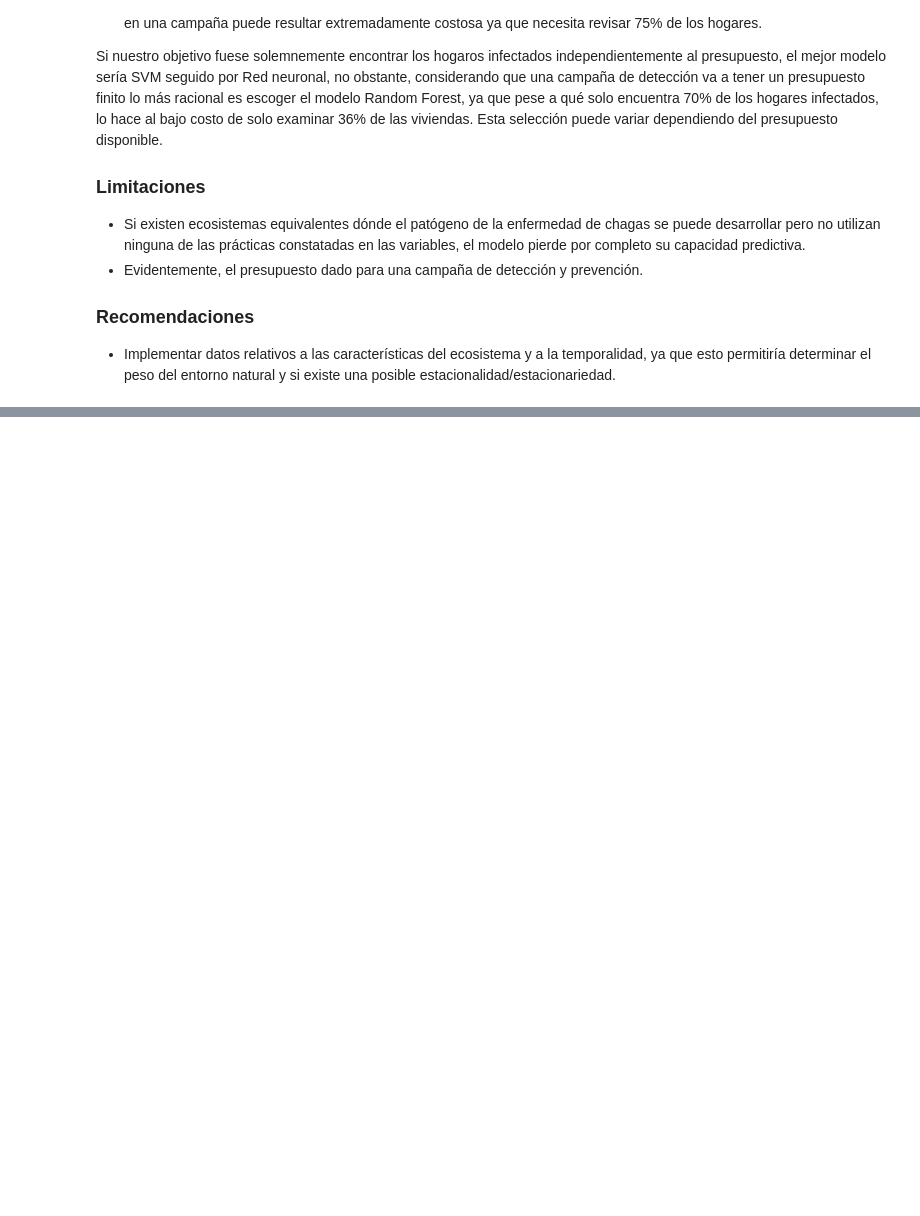
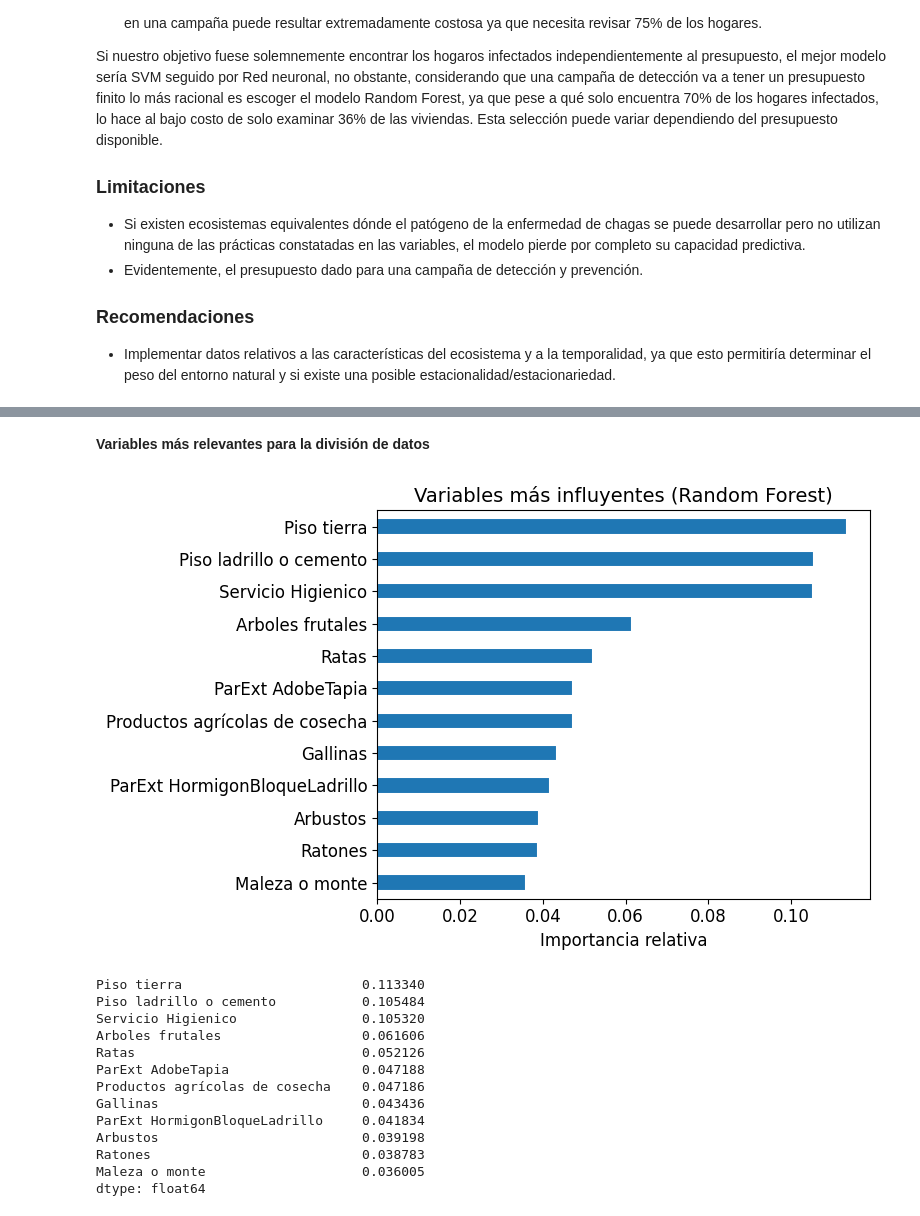
Before and after one commit to DashTT/Reto-02-Chagas, a Jupyter notebook: Reto02_AndradeEscobarVillenas.ipynb, the cells around one changed output, grey strips where cells are left out. Drawn from its saved outputs; the diff is of its cells as text; code cells hidden in the pictures; blank space fills up the shorter version.

```diff
--- a/Reto02_AndradeEscobarVillenas.ipynb
+++ b/Reto02_AndradeEscobarVillenas.ipynb
@@ -1117,0 +1210,29 @@ Si nuestro objetivo fuese solemnemente encontrar los hogaros infectados independ
+# %% [markdown]
+**Variables más relevantes para la división de datos**
+# %%
+importances = pd.Series(rf_final.feature_importances_, index=X_train.columns)
+top = importances.sort_values(ascending=False).head(12)
+
+plt.figure(figsize=(8,5))
+top.sort_values().plot(kind="barh", edgecolor="white", linewidth=1.5)
+plt.title("Variables más influyentes (Random Forest)")
+plt.xlabel("Importancia relativa")
+plt.tight_layout()
+plt.show()
+
+print(top)
+# %% [output]
+[figure, added]
+Piso tierra                       0.113340
+Piso ladrillo o cemento           0.105484
+Servicio Higienico                0.105320
+Arboles frutales                  0.061606
+Ratas                             0.052126
+ParExt AdobeTapia                 0.047188
+Productos agrícolas de cosecha    0.047186
+Gallinas                          0.043436
+ParExt HormigonBloqueLadrillo     0.041834
+Arbustos                          0.039198
+Ratones                           0.038783
+Maleza o monte                    0.036005
+dtype: float64
```
Also changed, not shown: parts of 9 cells of this notebook.
